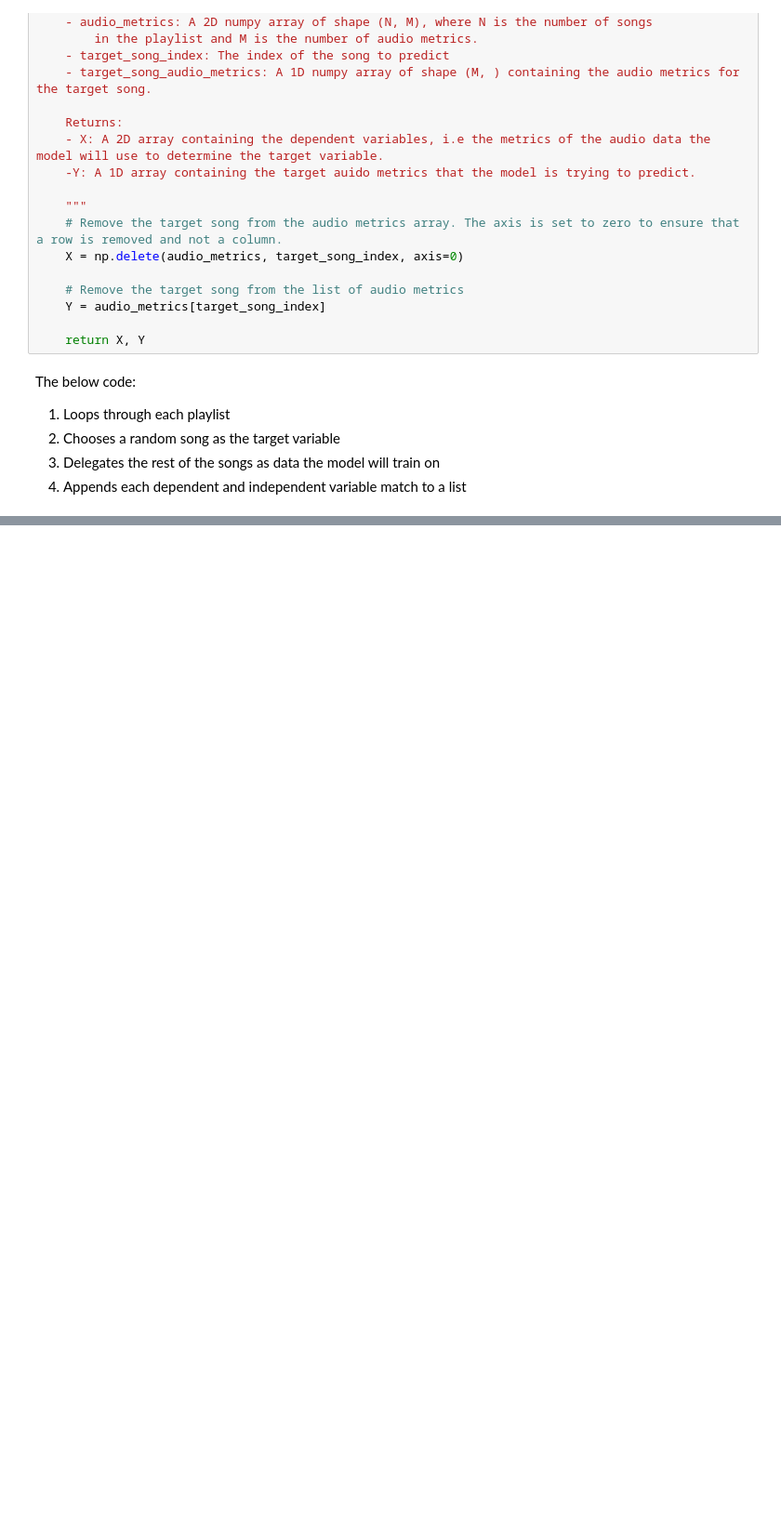
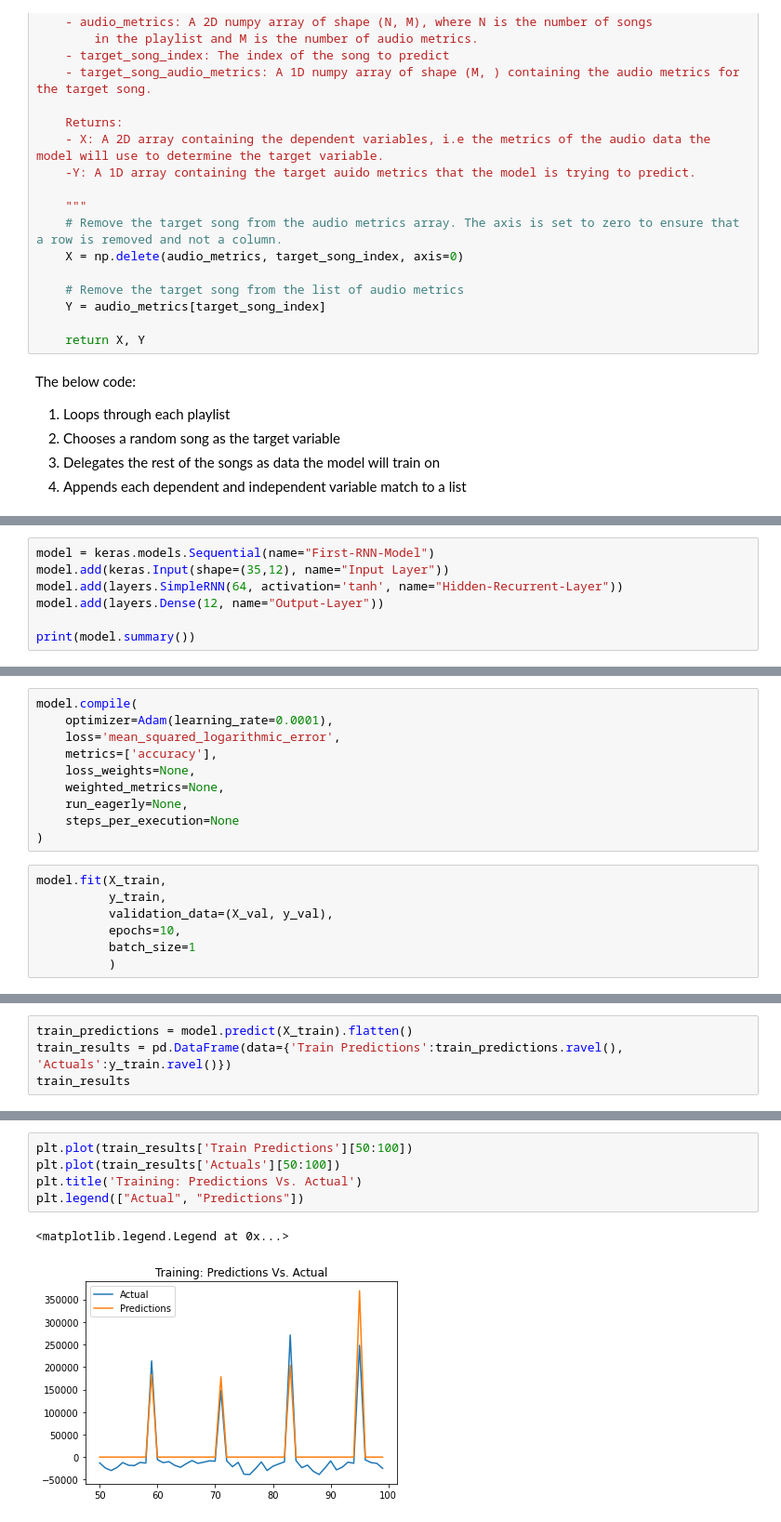
Before and after one commit to EricCallaway/Music_Recommendation_Application, a Jupyter notebook: training_model/RNN_recommendation.ipynb, the cells around one changed output, grey strips where cells are left out. Shown at 93% size. Cells and saved outputs as stored; diff of their text form; blank space fills up the shorter version.

Commit message:
[ADD] Added working Training, Testing, and Validation Sets. Also added visualization of the model predictions vs. the actual values.

```diff
--- a/training_model/RNN_recommendation.ipynb
+++ b/training_model/RNN_recommendation.ipynb
@@ -170,0 +142,7 @@ Epoch 3/3
+# %%
+model = keras.models.Sequential(name="First-RNN-Model")
+model.add(keras.Input(shape=(35,12), name="Input Layer"))
+model.add(layers.SimpleRNN(64, activation='tanh', name="Hidden-Recurrent-Layer"))
+model.add(layers.Dense(12, name="Output-Layer"))
+
+print(model.summary())
@@ -170,0 +165,17 @@ Epoch 3/3
+# %%
+model.compile(
+    optimizer=Adam(learning_rate=0.0001),
+    loss='mean_squared_logarithmic_error',
+    metrics=['accuracy'],
+    loss_weights=None,
+    weighted_metrics=None,
+    run_eagerly=None,
+    steps_per_execution=None
+)
+# %%
+model.fit(X_train,
+          y_train,
+          validation_data=(X_val, y_val),
+          epochs=10,
+          batch_size=1
+          )
@@ -170,0 +204,4 @@ Epoch 3/3
+# %%
+train_predictions = model.predict(X_train).flatten()
+train_results = pd.DataFrame(data={'Train Predictions':train_predictions.ravel(), 'Actuals':y_train.ravel()})
+train_results
@@ -170,0 +222,8 @@ Epoch 3/3
+# %%
+plt.plot(train_results['Train Predictions'][50:100])
+plt.plot(train_results['Actuals'][50:100])
+plt.title('Training: Predictions Vs. Actual')
+plt.legend(["Actual", "Predictions"])
+# %% [output]
+<matplotlib.legend.Legend at 0x...>
+[figure, added]
```
Also changed, not shown: parts of 17 cells of this notebook.
